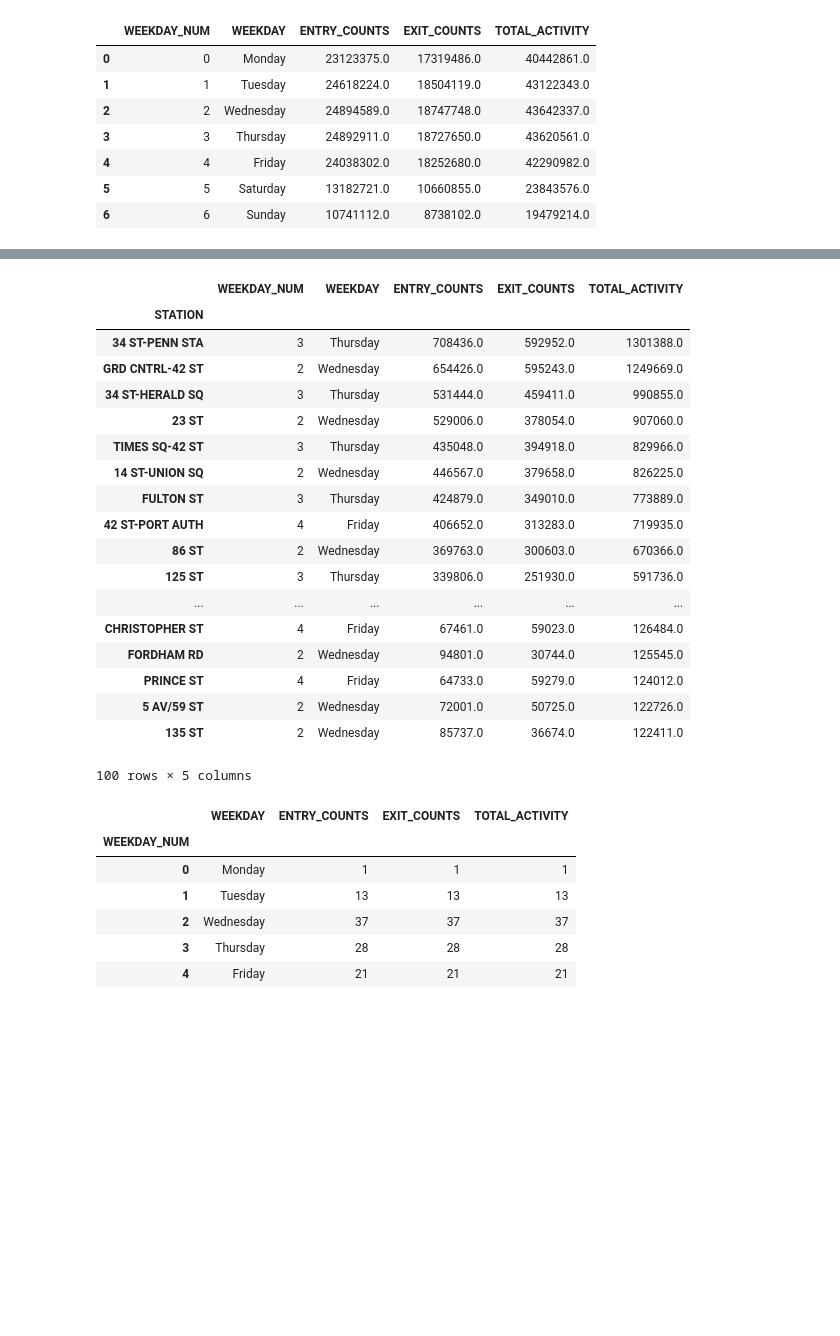
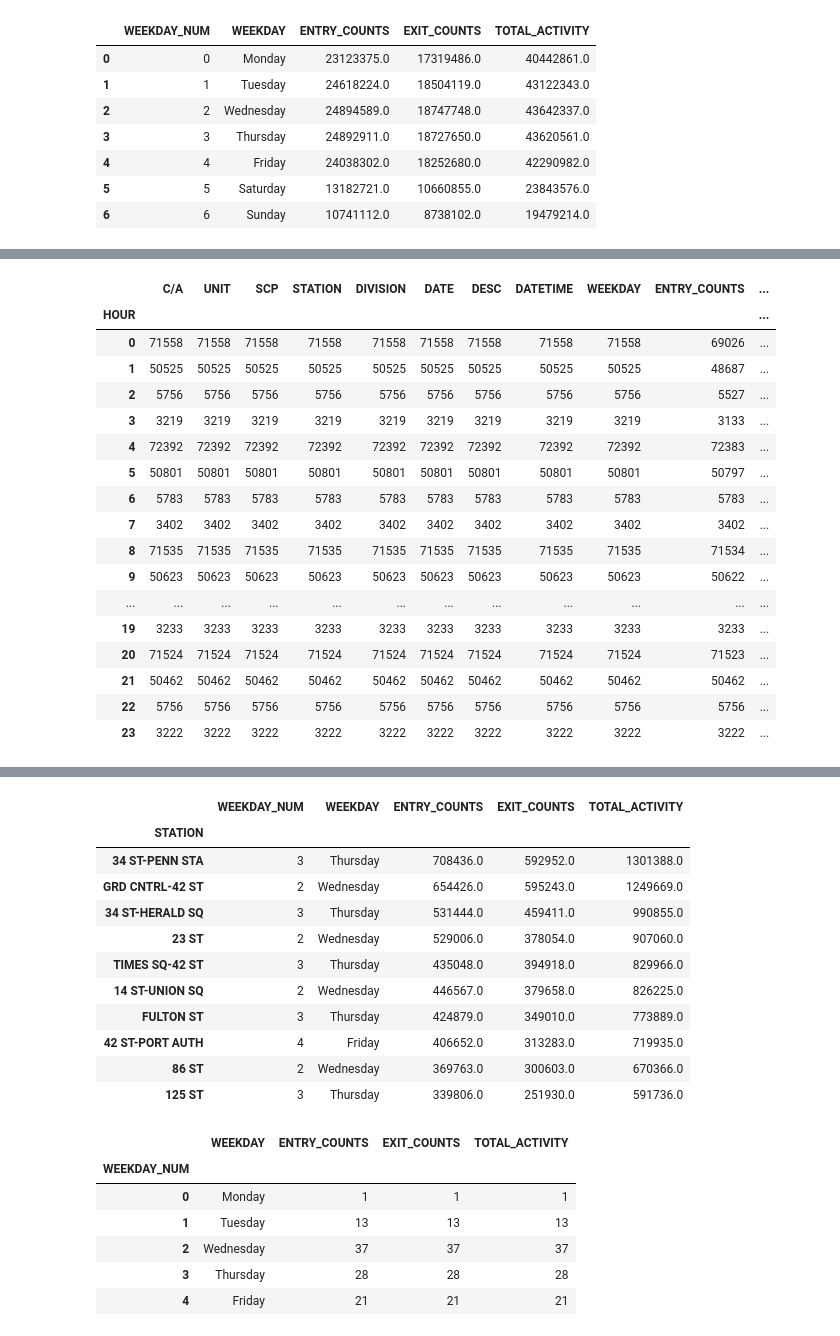
Before and after one commit to max-clarke/chi19_ds9_project_benson, a Jupyter notebook: stephen_plots.ipynb, the cells around one changed output, grey strips where cells are left out. Drawn from its saved outputs; the diff is of its cells as text; code cells hidden in the pictures; blank space fills up the shorter version.

```diff
--- a/stephen_plots.ipynb
+++ b/stephen_plots.ipynb
@@ -88,3 +86,24 @@ times
+# %%
+df.groupby('HOUR').count()
+# %% [output]
+|  | C/A | UNIT | SCP | STATION | DIVISION | DATE | DESC | DATETIME | WEEKDAY | ENTRY_COUNTS | ... |
+| HOUR |  |  |  |  |  |  |  |  |  |  | ... |
+| 0 | 71558 | 71558 | 71558 | 71558 | 71558 | 71558 | 71558 | 71558 | 71558 | 69026 | ... |
+| 1 | 50525 | 50525 | 50525 | 50525 | 50525 | 50525 | 50525 | 50525 | 50525 | 48687 | ... |
+| 2 | 5756 | 5756 | 5756 | 5756 | 5756 | 5756 | 5756 | 5756 | 5756 | 5527 | ... |
+| 3 | 3219 | 3219 | 3219 | 3219 | 3219 | 3219 | 3219 | 3219 | 3219 | 3133 | ... |
+| 4 | 72392 | 72392 | 72392 | 72392 | 72392 | 72392 | 72392 | 72392 | 72392 | 72383 | ... |
+| 5 | 50801 | 50801 | 50801 | 50801 | 50801 | 50801 | 50801 | 50801 | 50801 | 50797 | ... |
+| 6 | 5783 | 5783 | 5783 | 5783 | 5783 | 5783 | 5783 | 5783 | 5783 | 5783 | ... |
+| 7 | 3402 | 3402 | 3402 | 3402 | 3402 | 3402 | 3402 | 3402 | 3402 | 3402 | ... |
+| 8 | 71535 | 71535 | 71535 | 71535 | 71535 | 71535 | 71535 | 71535 | 71535 | 71534 | ... |
+| 9 | 50623 | 50623 | 50623 | 50623 | 50623 | 50623 | 50623 | 50623 | 50623 | 50622 | ... |
+| ... | ... | ... | ... | ... | ... | ... | ... | ... | ... | ... | ... |
+| 19 | 3233 | 3233 | 3233 | 3233 | 3233 | 3233 | 3233 | 3233 | 3233 | 3233 | ... |
+| 20 | 71524 | 71524 | 71524 | 71524 | 71524 | 71524 | 71524 | 71524 | 71524 | 71523 | ... |
+| 21 | 50462 | 50462 | 50462 | 50462 | 50462 | 50462 | 50462 | 50462 | 50462 | 50462 | ... |
+| 22 | 5756 | 5756 | 5756 | 5756 | 5756 | 5756 | 5756 | 5756 | 5756 | 5756 | ... |
+| 23 | 3222 | 3222 | 3222 | 3222 | 3222 | 3222 | 3222 | 3222 | 3222 | 3222 | ... |
 # %%
 sns.barplot(x = 'WEEKDAY', y = 'TOTAL_ACTIVITY', data = weekdays)
 
@@ -102,7 +121,7 @@ stations_by_weekday.reset_index(inplace = True)
 stations_by_weekday.sort_values(['STATION','TOTAL_ACTIVITY'], ascending=False, inplace=True)
 stations_by_weekday = stations_by_weekday.groupby('STATION').first()
 stations_by_weekday.sort_values('TOTAL_ACTIVITY', ascending=False, inplace = True)
-stations_by_weekday.head(100)
+stations_by_weekday.head(10)
 # %% [output]
 |  | WEEKDAY_NUM | WEEKDAY | ENTRY_COUNTS | EXIT_COUNTS | TOTAL_ACTIVITY |
 | STATION |  |  |  |  |  |
@@ -116,13 +135,6 @@ stations_by_weekday.head(100)
 | 42 ST-PORT AUTH | 4 | Friday | 406652.0 | 313283.0 | 719935.0 |
 | 86 ST | 2 | Wednesday | 369763.0 | 300603.0 | 670366.0 |
 | 125 ST | 3 | Thursday | 339806.0 | 251930.0 | 591736.0 |
-| ... | ... | ... | ... | ... | ... |
-| CHRISTOPHER ST | 4 | Friday | 67461.0 | 59023.0 | 126484.0 |
-| FORDHAM RD | 2 | Wednesday | 94801.0 | 30744.0 | 125545.0 |
-| PRINCE ST | 4 | Friday | 64733.0 | 59279.0 | 124012.0 |
-| 5 AV/59 ST | 2 | Wednesday | 72001.0 | 50725.0 | 122726.0 |
-| 135 ST | 2 | Wednesday | 85737.0 | 36674.0 | 122411.0 |
-100 rows × 5 columns
 # %%
 stations_by_weekday_busiest = stations_by_weekday.head(100)
 stations_by_weekday_busiest = stations_by_weekday_busiest.groupby(['WEEKDAY_NUM','WEEKDAY']).count()
```
Also changed, not shown: parts of 2 cells of this notebook.
